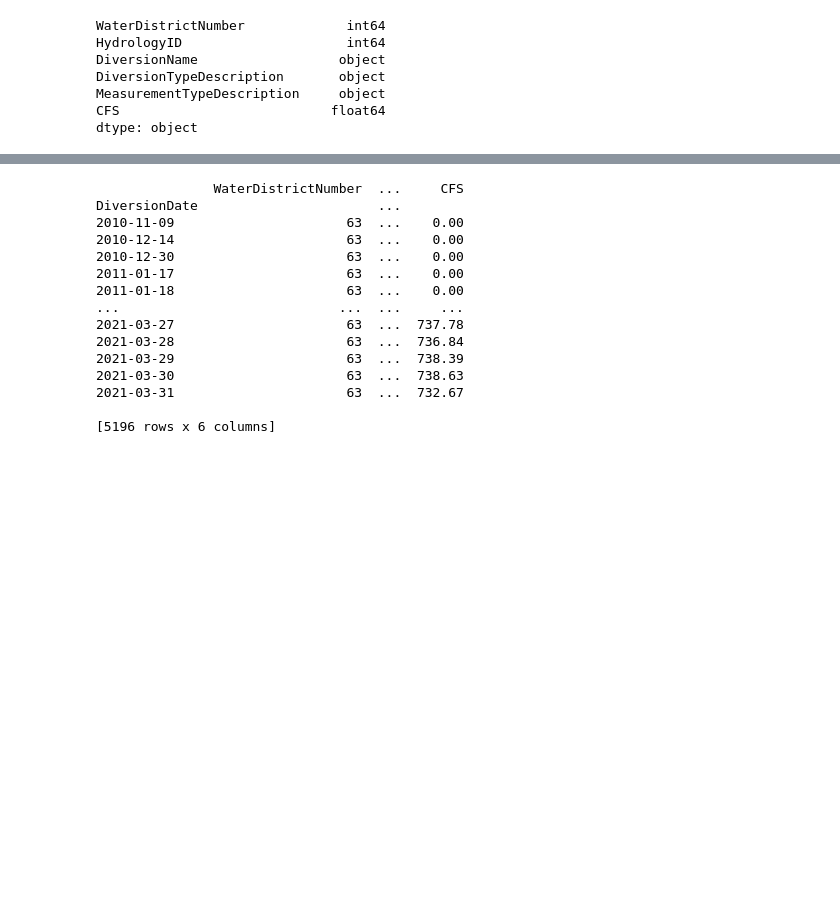
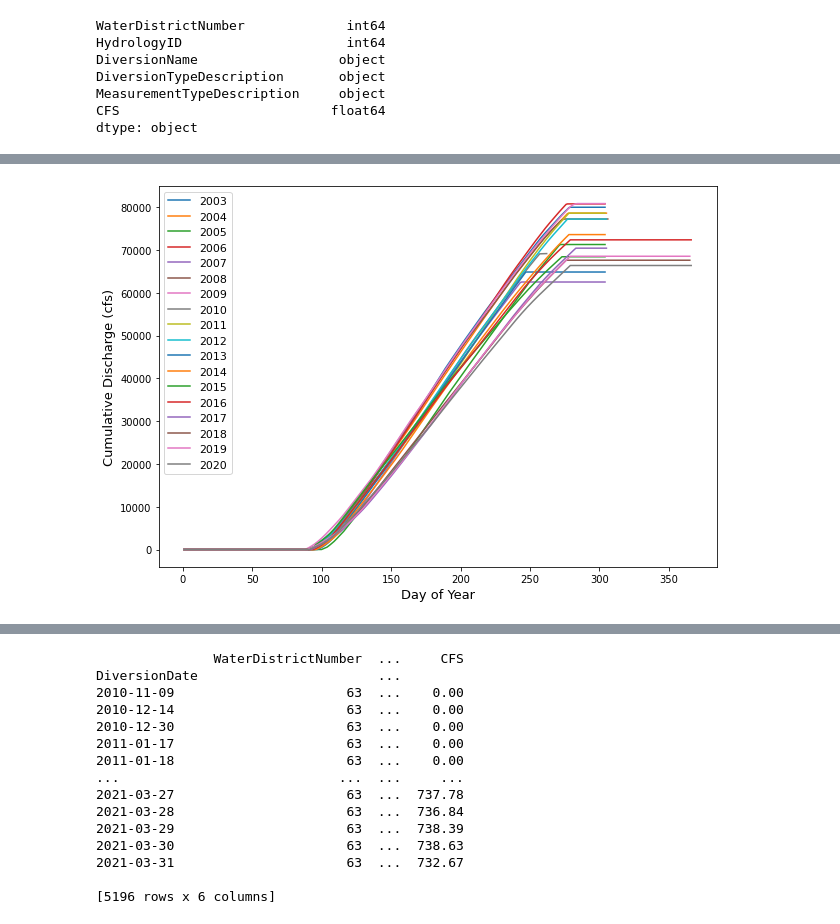
Before and after one commit to bridgetmarie24/pod_pou_lulcc, a Jupyter notebook: diversion_timeseries.ipynb, the cells around one changed output, grey strips where cells are left out. Drawn from its saved outputs; the diff is of its cells as text; code cells hidden in the pictures; blank space fills up the shorter version.

```diff
--- a/diversion_timeseries.ipynb
+++ b/diversion_timeseries.ipynb
@@ -92,0 +156,27 @@ for n in div_name:
+# %%
+## CUMULATIVE SUMS DAILY ##
+
+#Create a loop to sum the total water diverted for every year
+
+cumsum_years = []
+
+for j in range(len(years)):
+  Ix = ridenbaugh.index.year == years[j] #index the year
+  subset_year = ridenbaugh[Ix] #subset the data to the specified year
+  series_cfs = pd.Series(subset_year['CFS'])
+  cumsum_daily = series_cfs.cumsum()
+  cumsum_years.append(cumsum_daily)
+
+#Plot the cumulative sum by the day of year
+
+fig3 = plt.figure(figsize = (10,7))
+ax = fig3.add_subplot(1,1,1)
+legend = []
+for i in range(len(years)):
+  ax.plot(cumsum_years[i].index.dayofyear, cumsum_years[i])
+plt.legend(years, fontsize=11)
+ax.set_ylabel('Cumulative Discharge (cfs)', size=13)
+ax.set_xlabel('Day of Year', size=13)
+plt.show()
+# %% [output]
+[figure, added]
```
Also changed, not shown: parts of 8 cells of this notebook.
